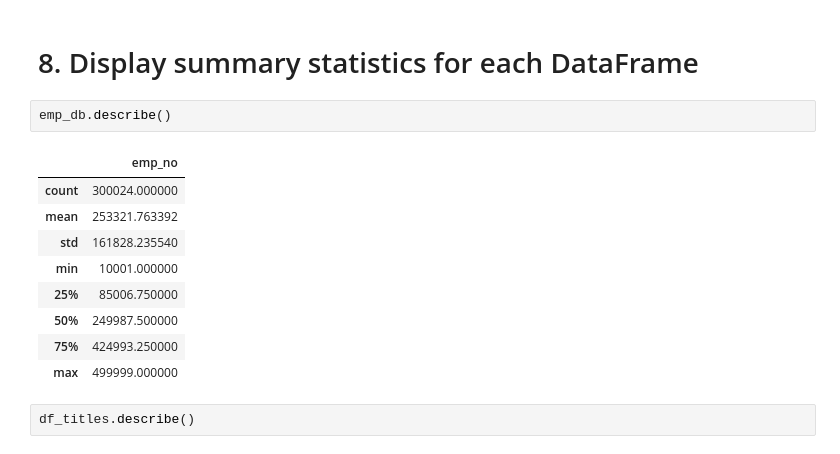
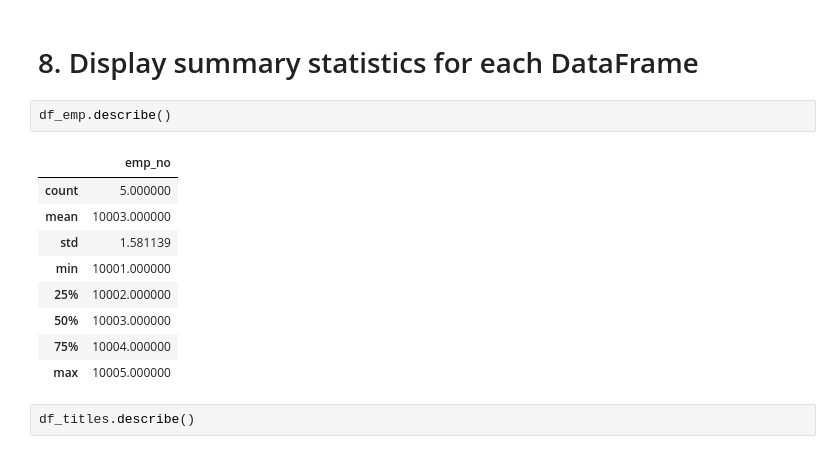
Before and after one commit to Jonessn22/numpy-pandas-visualization-exercises, a Jupyter notebook: exercises_advanced_dataframes.ipynb, the cells around one changed output. Cells and saved outputs as stored; diff of their text form.

```diff
--- a/exercises_advanced_dataframes.ipynb
+++ b/exercises_advanced_dataframes.ipynb
@@ -69,17 +69,17 @@ df_titles.shape
 # %% [markdown]
 # 8. Display summary statistics for each DataFrame
 # %%
-emp_db.describe()
+df_emp.describe()
 # %% [output]
 |  | emp_no |
-| count | 300024.000000 |
-| mean | 253321.763392 |
-| std | 161828.235540 |
+| count | 5.000000 |
+| mean | 10003.000000 |
+| std | 1.581139 |
 | min | 10001.000000 |
-| 25% | 85006.750000 |
-| 50% | 249987.500000 |
-| 75% | 424993.250000 |
-| max | 499999.000000 |
+| 25% | 10002.000000 |
+| 50% | 10003.000000 |
+| 75% | 10004.000000 |
+| max | 10005.000000 |
 # %%
 df_titles.describe()
 # %% [output]
```
Also changed, not shown: parts of 10 cells of this notebook.
